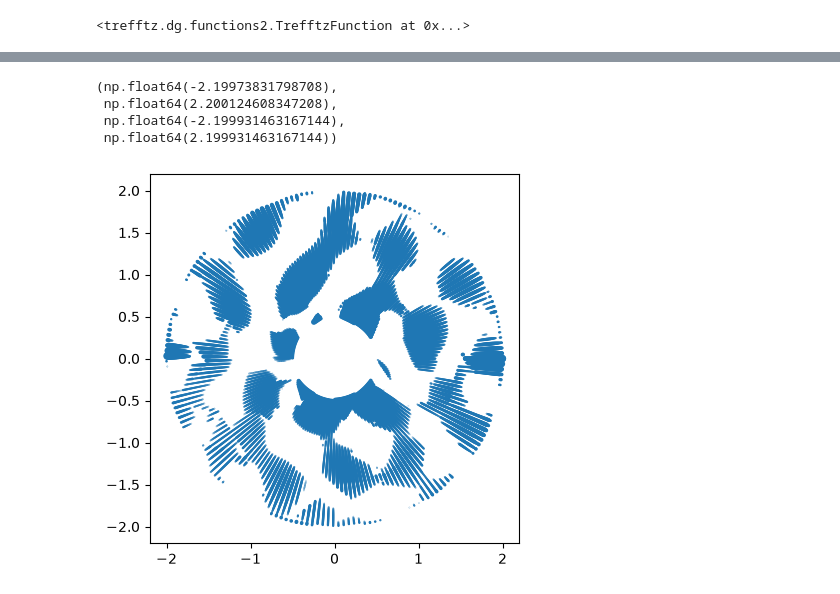
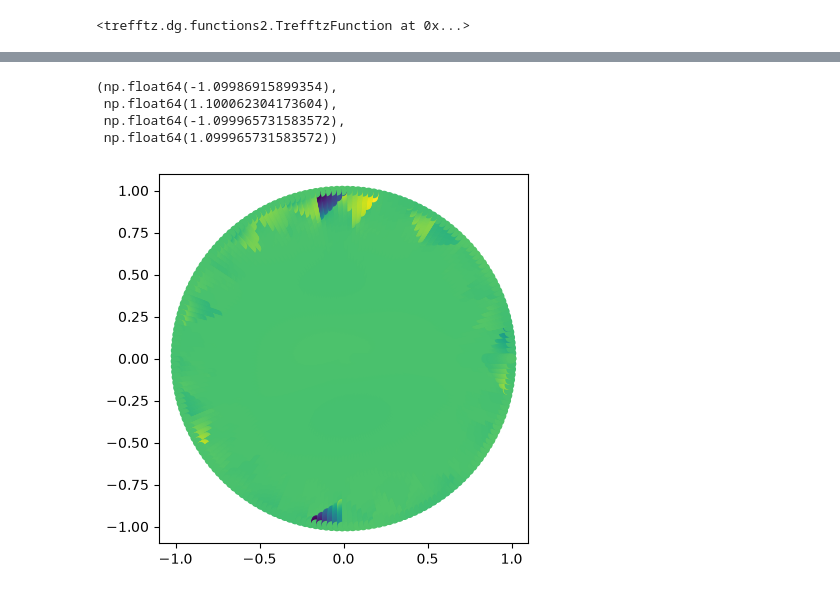
Before and after one commit to MPenaR/Trefftz, a Jupyter notebook: notebooks/open_space_usage.ipynb, the cells around one changed output, grey strips where cells are left out. Drawn from its saved outputs; the diff is of its cells as text; code cells hidden in the pictures.

```diff
--- a/notebooks/open_space_usage.ipynb
+++ b/notebooks/open_space_usage.ipynb
@@ -49,7 +49,8 @@ from trefftz.dg.boundary_conditions import NtDBC, DirichletBC
 # %%
 import numpy as np
 data = {"d_inc": np.array([-1., 0.])}
-boundary_conditions = {Regions.SIGMA: NtDBC(truncating_radius=R, data=None), Regions.d_Omega: DirichletBC(data=data)}
+# boundary_conditions = {Regions.SIGMA: NtDBC(truncating_radius=R, data=None), Regions.d_Omega: DirichletBC(data=data)}
+boundary_conditions = {Regions.SIGMA: DirichletBC(data=data),}
 # %% [markdown]
 Each boundary condition corresponds to a given kernel (this perhaps should be a default). There are general kernels for _soundhard_ or _transmission_ kernels:
 # %%
@@ -62,16 +63,21 @@ from cases.open_space.kernels import NtDLocal_circle, NtDNonLocal_circle
 Now the numerics (the configuration of kernels) is almost a dictionary:
 # %%
 from trefftz.dg.assemblers import SerialNumerics
-n = 0
+NtD_modes = 5
+# numerics = SerialNumerics(interior_kernel=UltraWeakKernel(a=0.5, b=0.5),
+#                           local_boundary_kernels={NtDBC: NtDLocal_circle(R=R, d_2=0.5, n=1), DirichletBC: CircularDirichletKernel(a=0.5, data=data)},
+#                           nonlocal_boundary_kernels= {NtDBC: NtDNonLocal_circle(R=R, d_2=0.5, n=1, NtD_modes=NtD_modes)})
+
 numerics = SerialNumerics(interior_kernel=UltraWeakKernel(a=0.5, b=0.5),
-                          local_boundary_kernels={NtDBC: NtDLocal_circle(R=R, d_2=0.5, n=1), DirichletBC: CircularDirichletKernel(a=0.5, R=R, data=data)},
-                          nonlocal_boundary_kernels= {NtDBC: NtDNonLocal_circle(R=R, d_2=0.5, n=1, NtD_modes=5)})
+                          local_boundary_kernels={DirichletBC: CircularDirichletKernel(a=0.5, data=data)},
+                          nonlocal_boundary_kernels={})
 # %% [markdown]
 We should also choose a local basis
 # %%
 from trefftz.dg.basis import LinearlySpacedBasis
 k = 8.0
-basis = LinearlySpacedBasis(N_elements=mesh.n_triangles, k=k, N_theta=5)
+Ntheta = 11
+basis = LinearlySpacedBasis(N_elements=mesh.n_triangles, k=k, N_theta=Ntheta)
 # %% [markdown]
 and an assembler:
 # %%
@@ -134,8 +146,9 @@ plt.plot(np.abs(P.u_h.coefficients))
 # %%
 import numpy as np
 N = 200
-r_min = r
 rs = np.linspace(r, R, N)
+rs = np.linspace(0, R, N)
+
 theta = np.linspace(0, 2*np.pi, N)
 Rs, Theta = np.meshgrid(rs, theta)
 X = Rs*np.cos(Theta)
@@ -145,11 +158,11 @@ y = Y.ravel()
 z = P.u_h(x, y)
 # %%
 import matplotlib.pyplot as plt
-plt.scatter(x,y,np.real(z),cmap="viridis")
+plt.scatter(x,y,c=np.real(z),cmap="viridis")
 plt.axis("square")
 # %% [output]
-(np.float64(-2.19973831798708),
- np.float64(2.200124608347208),
- np.float64(-2.199931463167144),
- np.float64(2.199931463167144))
+(np.float64(-1.09986915899354),
+ np.float64(1.100062304173604),
+ np.float64(-1.099965731583572),
+ np.float64(1.099965731583572))
-[figure, old version]
+[figure, new version]
```
Also changed, not shown: parts of 11 cells of this notebook, 9 other files.
